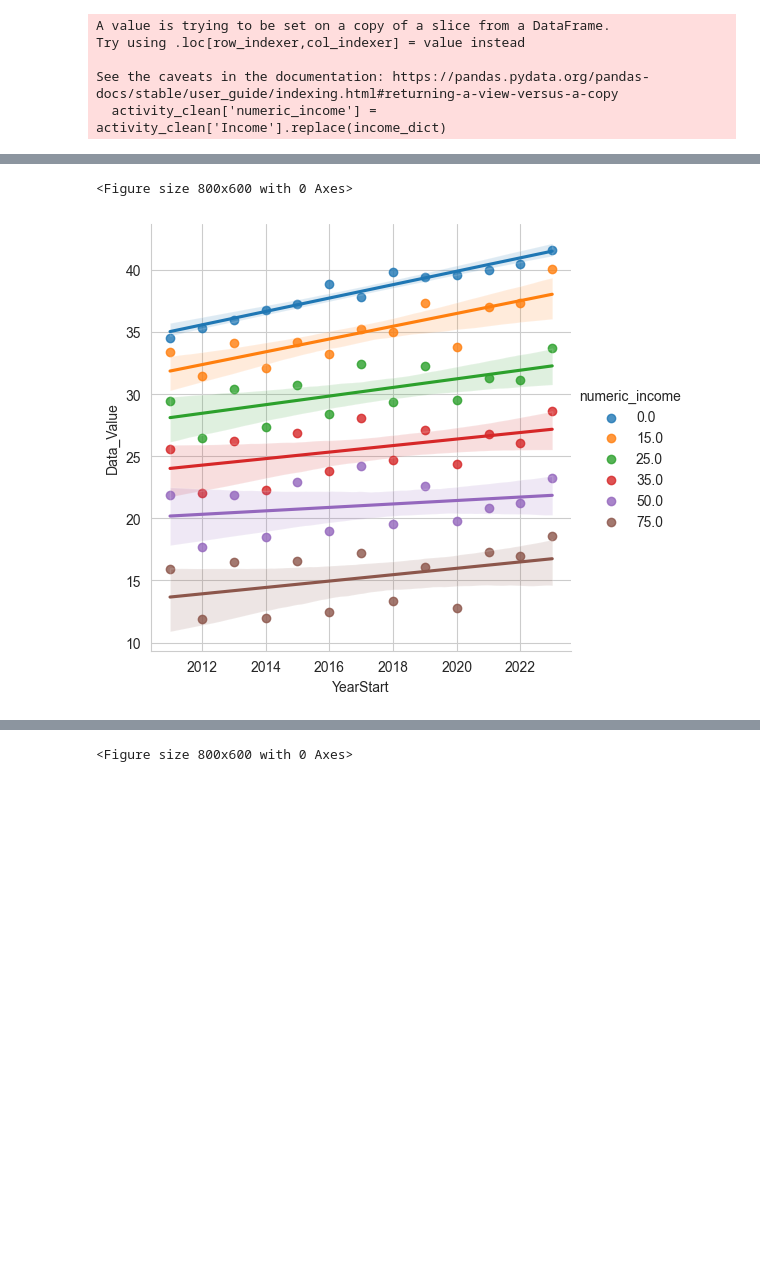
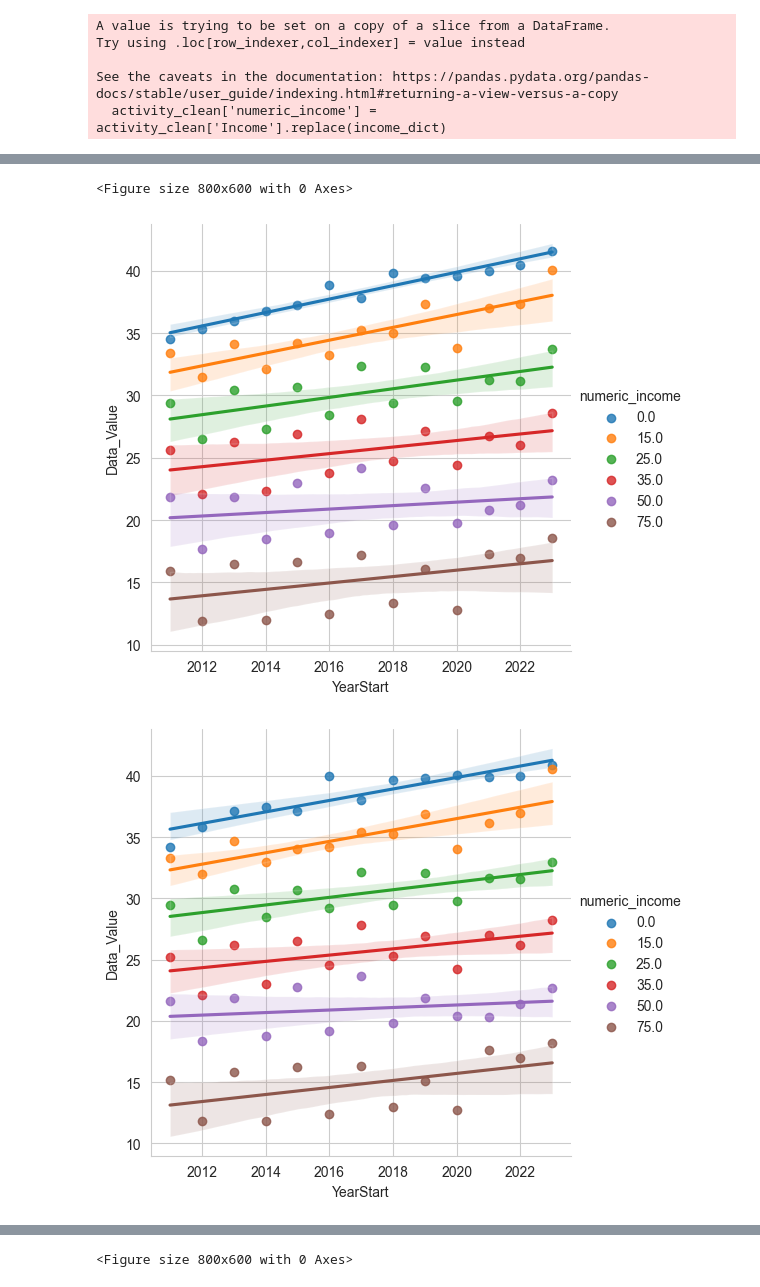
Before and after one commit to INFO-511-F24/final-project-TheOutliers, a Jupyter notebook: Code-Notebooks/Workspace_VSJ.ipynb, the cells around one changed output, grey strips where cells are left out. Drawn from its saved outputs; the diff is of its cells as text; code cells hidden in the pictures; blank space fills up the shorter version.

```diff
--- a/Code-Notebooks/Workspace_VSJ.ipynb
+++ b/Code-Notebooks/Workspace_VSJ.ipynb
@@ -177,33 +177,39 @@ nutrition_noleisuretime = activity_clean[activity_clean['Question']=='Percent of
 nutrition_noleisuretime_income = nutrition_noleisuretime[nutrition_noleisuretime['StratificationCategory1']=='Income']
 
 # Average the Percent of No Lesiure individuals by Year and Income Group:
 grouped2 = nutrition_noleisuretime.groupby(['YearStart','numeric_income'])['Data_Value'].mean().reset_index()# No Lesiure by Income Group Print:
 
 print("\n","View: Average No Leisure by Year and Income Group:","\n",grouped2)
 
 sns.set_style('whitegrid')
 plt.figure(figsize=(8,6))
 
 sns.lmplot(data=grouped2, x="YearStart", y="Data_Value", hue="numeric_income")
 plt.show()
+
+nutrition_noleisuretime_income_national = nutrition_noleisuretime_income[nutrition_noleisuretime_income['LocationDesc']=="National"]
+
+sns.lmplot(data=nutrition_noleisuretime_income_national, x="YearStart", y="Data_Value", hue="numeric_income")
+plt.show()
 # %% [output]
  View: Average No Leisure by Year and Income Group:
      YearStart  numeric_income  Data_Value
 0        2011             0.0   34.494231
 1        2011            15.0   33.398077
 2        2011            25.0   29.407692
 3        2011            35.0   25.611538
 4        2011            50.0   21.878846
 ..        ...             ...         ...
 73       2023            15.0   40.047170
 74       2023            25.0   33.681132
 75       2023            35.0   28.626415
 76       2023            50.0   23.226415
 77       2023            75.0   18.550943
 
 [78 rows x 3 columns]
 <Figure size 800x600 with 0 Axes>
 [figure]
+[figure, added]
 # %%
 #graph of just income lvel by response
 order = ['Less than $15,000',
```
Also changed, not shown: parts of 3 cells of this notebook, 3 other files.
